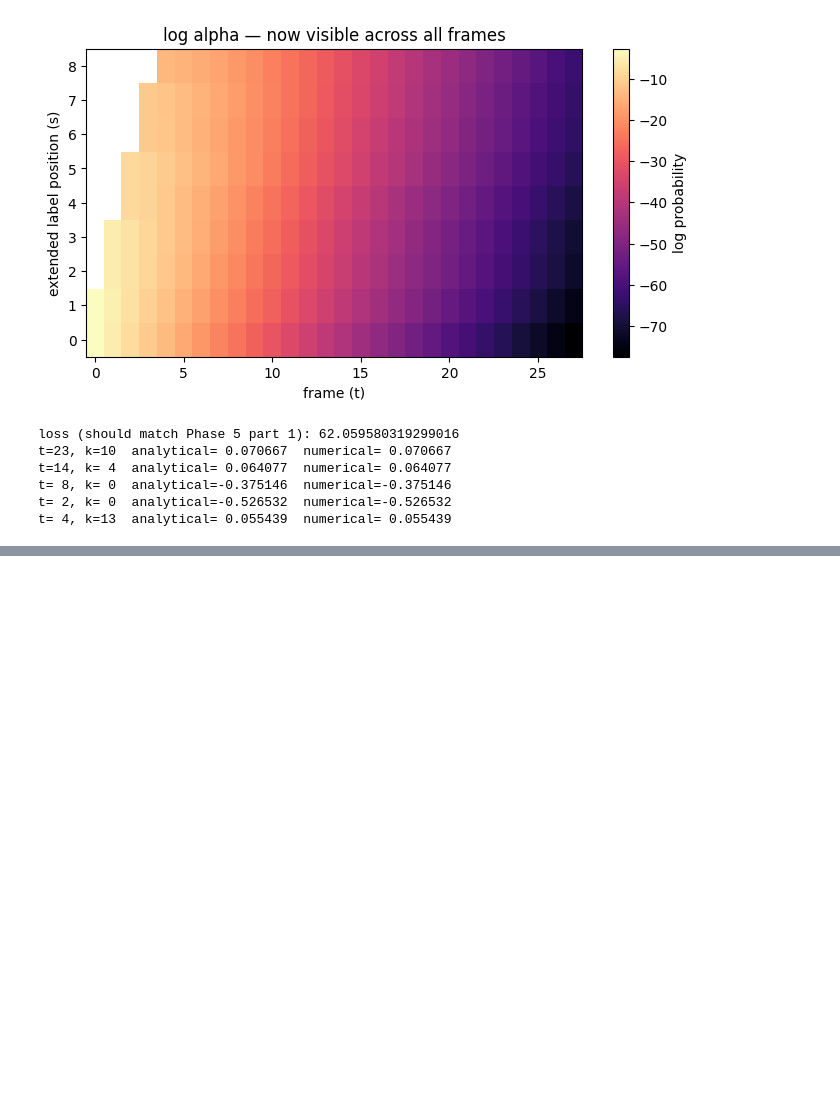
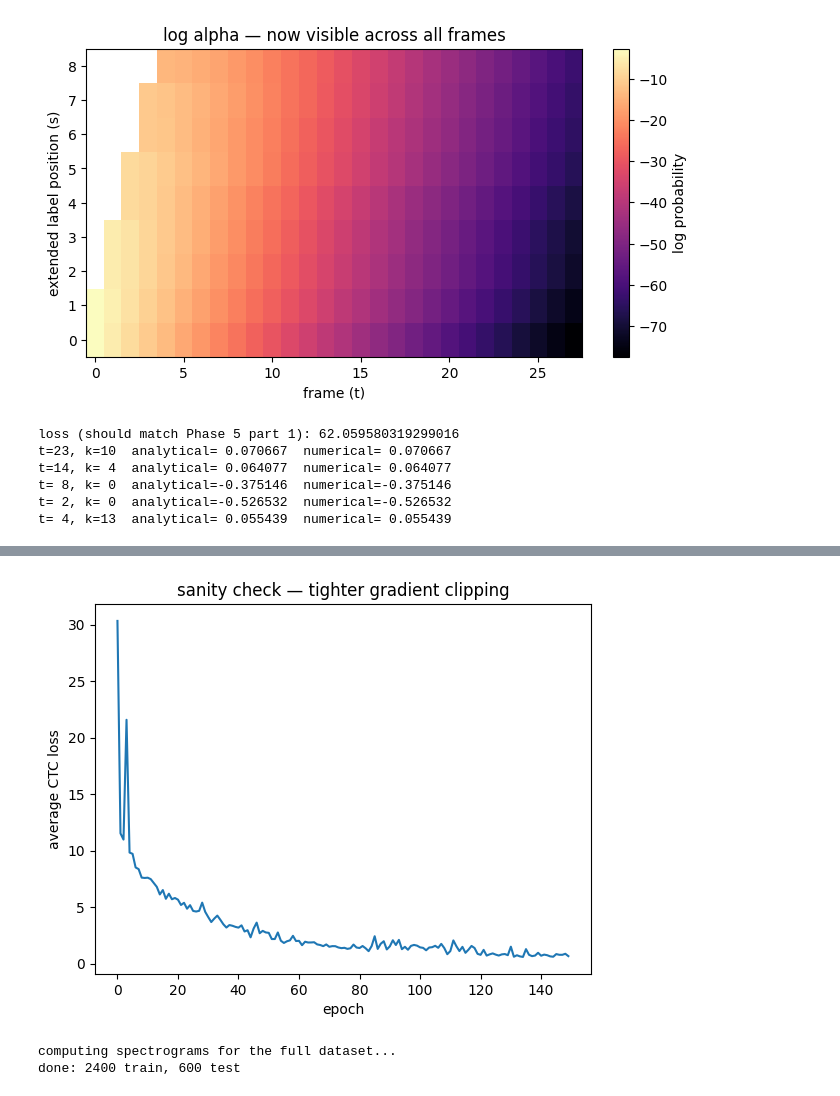
Before and after one commit to shareotherban/STT-Model, a Jupyter notebook: STT.ipynb, the cells around one changed output, grey strips where cells are left out. Cells and saved outputs as stored; diff of their text form; code cells hidden in the pictures; blank space fills up the shorter version.

```diff
--- a/STT.ipynb
+++ b/STT.ipynb
@@ -586,0 +559,30 @@ for (true, pred), n in sorted(conf.items(), key=lambda x: -x[1]):
+# %%
+def train_step(spec, encoded_label, params, blank_idx, adam_state, lr=0.01):
+    probs, logits, hidden_states = rnn_forward(spec, params)
+    loss, grad_logits = ctc_gradient(probs, encoded_label, blank_idx)
+    grads = backprop_rnn(spec, hidden_states, grad_logits, params)
+    grads = clip_gradients(grads, max_norm=1.5)   # tightened from 5.0
+    adam_update(params, grads, adam_state, lr=lr)
+    return loss
+
+params = init_rnn_params(input_dim, hidden_dim, vocab_size)
+adam_state = init_adam_state(params)
+loss_history = []
+
+for epoch in range(150):
+    random.shuffle(subset_data)
+    epoch_loss = 0.0
+    for spec_feat, enc_label in subset_data:
+        loss = train_step(spec_feat, enc_label, params, blank_idx, adam_state, lr=0.01)
+        epoch_loss += loss
+    avg_loss = epoch_loss / len(subset_data)
+    loss_history.append(avg_loss)
+    if epoch % 15 == 0:
+        print(f'epoch {epoch:3d}  avg loss {avg_loss:.4f}')
+
+plt.plot(loss_history)
+plt.xlabel('epoch')
+plt.ylabel('average CTC loss')
+plt.title('sanity check — tighter gradient clipping')
+plt.show()
+# %% [output]
@@ -586,0 +599,9 @@ for (true, pred), n in sorted(conf.items(), key=lambda x: -x[1]):
+[figure, added]
+# %%
+print('computing spectrograms for the full dataset...')
+train_data = [(compute_spectrogram(wf, sample_rate=8000), encode_label(lbl)) for wf, lbl in train_set]
+test_data  = [(compute_spectrogram(wf, sample_rate=8000), encode_label(lbl)) for wf, lbl in test_set]
+print('done:', len(train_data), 'train,', len(test_data), 'test')
+# %% [output]
+computing spectrograms for the full dataset...
+done: 2400 train, 600 test
```
Also changed, not shown: parts of 38 cells of this notebook.
